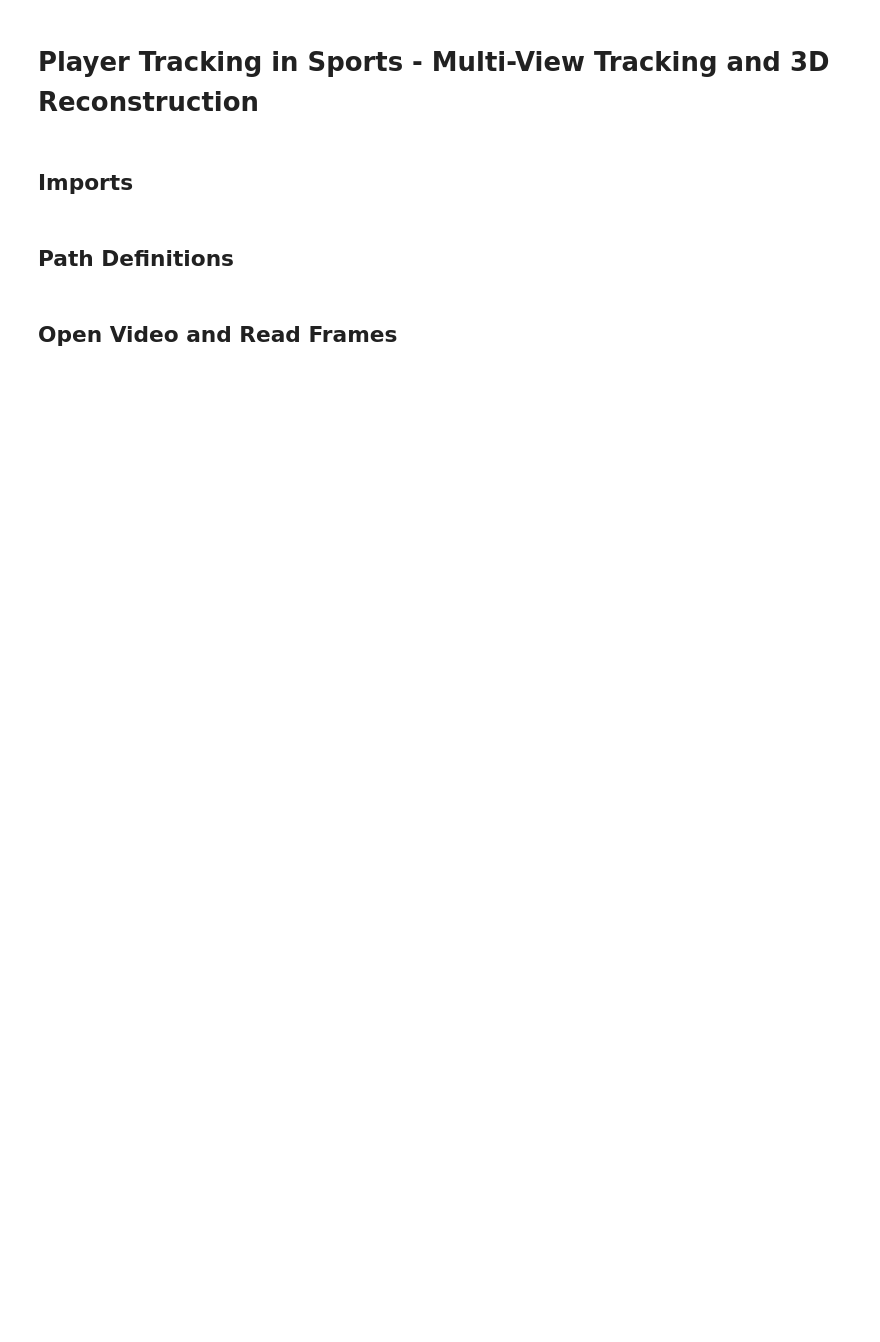
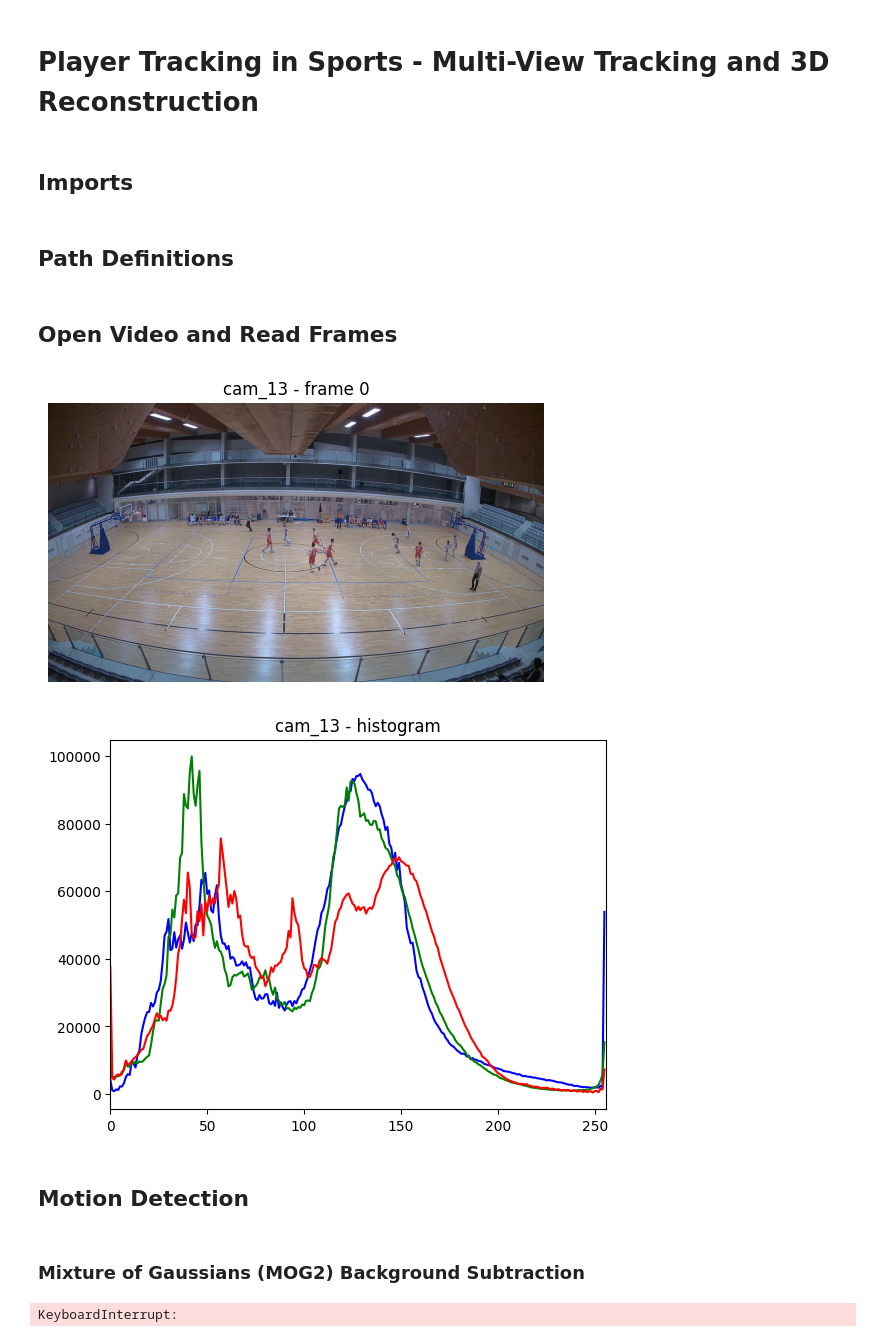
Before and after one commit to 446f6e6e79/player-tracking-in-sports, a Jupyter notebook: notebook.ipynb, the cells around one changed output. Drawn from its saved outputs; the diff is of its cells as text; code cells hidden in the pictures; blank space fills up the shorter version.

Commit message:
Added motion detection base

```diff
--- a/notebook.ipynb
+++ b/notebook.ipynb
@@ -27,10 +29,36 @@ CAMERAS = {
 # %%
 #TODO: EXAMPLE
 cap = open_video(CAMERAS["cam_13"]["video_path"])
-frames_color, _ = read_frames(cap, max_frames=1)
+frames_color, _ = get_frames(cap, max_frames=None)
 
 # Release the video capture object to free resources
 cap.release()
 
 show_image(frames_color[0], title="cam_13 - frame 0")
 show_hist(frames_color[0], title="cam_13 - histogram")
+# %% [output]
+[figure, added]
+[figure, added]
+# %% [markdown]
+## Motion Detection
+# %% [markdown]
+### Mixture of Gaussians (MOG2) Background Subtraction
+# %%
+# Parameters for MOG2 motion detection
+learning_rate = -1  # Use default learning rate (auto-adaptive)
+history_length = 300
+var_threshold = 20
+detect_shadows = True
+
+# Compute motion masks using MOG2
+masks = MOG2_motion_detection(frames_color, learning_rate, history_length, var_threshold, detect_shadows)
+
+# Morphological opening and closing to clean up the masks
+opening_kernel_size = 5
+closing_kernel_size = 7
+masks = opening_closing(masks, opening_kernel_size=opening_kernel_size, closing_kernel_size=closing_kernel_size)
+
+# Save results as video
+save_video(masks, "results/motion_detection/cam13/cam_13_mog2_masks.mp4")
+# %% [output]
+KeyboardInterrupt:
```
Also changed, not shown: parts of 1 cell of this notebook, 3 other files.
